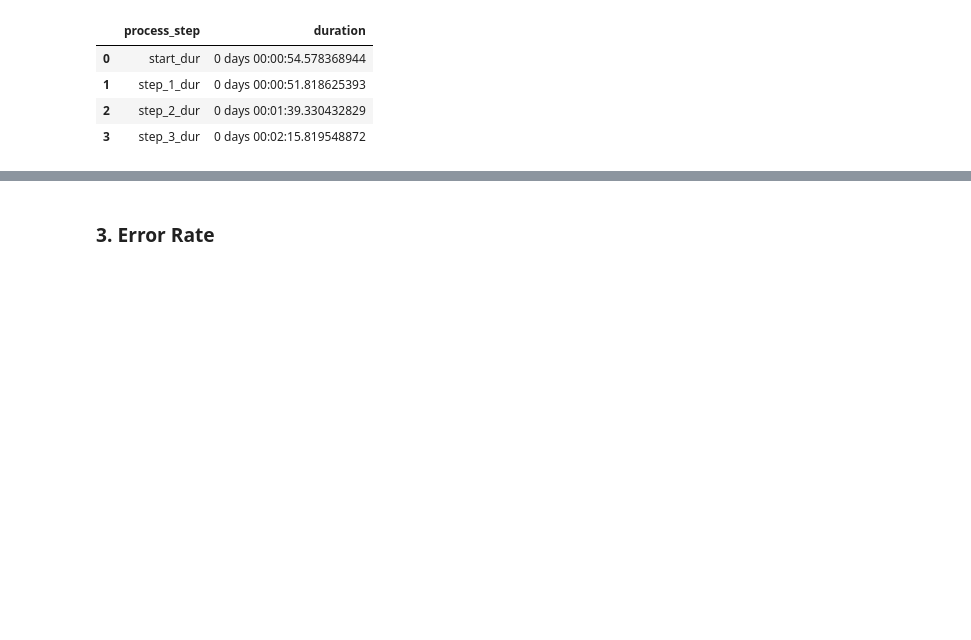
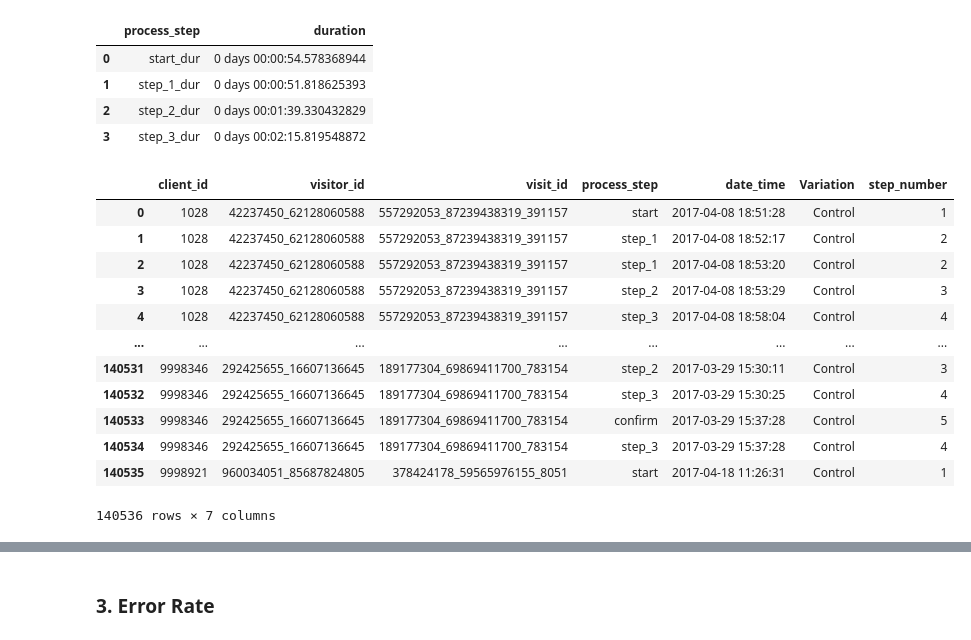
Before and after one commit to amatulghina/vanguard-ab-test, a Jupyter notebook: notebooks/analysis.ipynb, the cells around one changed output, grey strips where cells are left out. Cells and saved outputs as stored; diff of their text form; code cells hidden in the pictures; blank space fills up the shorter version.

```diff
--- a/notebooks/analysis.ipynb
+++ b/notebooks/analysis.ipynb
@@ -209,3 +235,19 @@ time_control
 | 1 | step_1_dur | 0 days 00:00:51.818625393 |
 | 2 | step_2_dur | 0 days 00:01:39.330432829 |
 | 3 | step_3_dur | 0 days 00:02:15.819548872 |
+# %%
+control
+# %% [output]
+|  | client_id | visitor_id | visit_id | process_step | date_time | Variation | step_number |
+| 0 | 1028 | 42237450_62128060588 | 557292053_87239438319_391157 | start | 2017-04-08 18:51:28 | Control | 1 |
+| 1 | 1028 | 42237450_62128060588 | 557292053_87239438319_391157 | step_1 | 2017-04-08 18:52:17 | Control | 2 |
+| 2 | 1028 | 42237450_62128060588 | 557292053_87239438319_391157 | step_1 | 2017-04-08 18:53:20 | Control | 2 |
+| 3 | 1028 | 42237450_62128060588 | 557292053_87239438319_391157 | step_2 | 2017-04-08 18:53:29 | Control | 3 |
+| 4 | 1028 | 42237450_62128060588 | 557292053_87239438319_391157 | step_3 | 2017-04-08 18:58:04 | Control | 4 |
+| ... | ... | ... | ... | ... | ... | ... | ... |
+| 140531 | 9998346 | 292425655_16607136645 | 189177304_69869411700_783154 | step_2 | 2017-03-29 15:30:11 | Control | 3 |
+| 140532 | 9998346 | 292425655_16607136645 | 189177304_69869411700_783154 | step_3 | 2017-03-29 15:30:25 | Control | 4 |
+| 140533 | 9998346 | 292425655_16607136645 | 189177304_69869411700_783154 | confirm | 2017-03-29 15:37:28 | Control | 5 |
+| 140534 | 9998346 | 292425655_16607136645 | 189177304_69869411700_783154 | step_3 | 2017-03-29 15:37:28 | Control | 4 |
+| 140535 | 9998921 | 960034051_85687824805 | 378424178_59565976155_8051 | start | 2017-04-18 11:26:31 | Control | 1 |
+140536 rows × 7 columns
```
Also changed, not shown: parts of 40 cells of this notebook, 7 other files.
